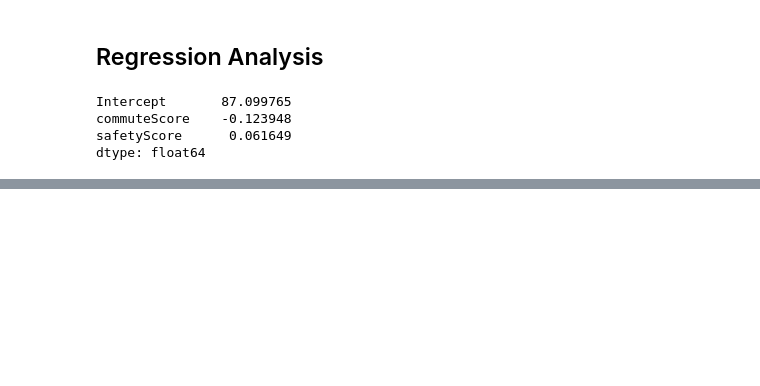
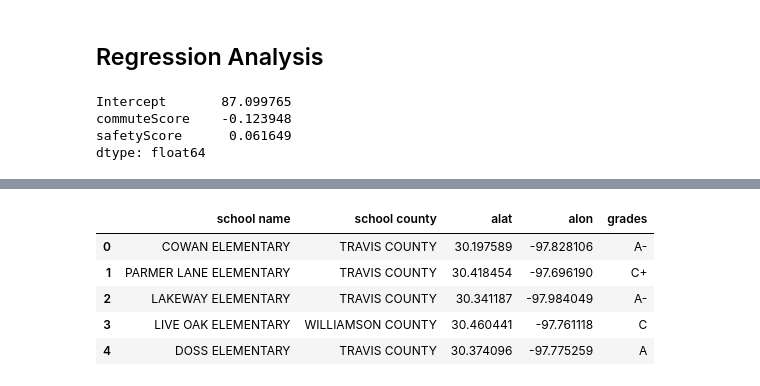
Before and after one commit to vlarie/EPIC_team5, a Jupyter notebook: EPICanalysis.ipynb, the cells around one changed output, grey strips where cells are left out. Drawn from its saved outputs; the diff is of its cells as text; code cells hidden in the pictures; blank space fills up the shorter version.

```diff
--- a/EPICanalysis.ipynb
+++ b/EPICanalysis.ipynb
@@ -303,0 +325,30 @@ dtype: float64
+# %%
+# Add school rankings grade to file with school locations
+
+# Set up arrays for new data
+gradesList = []
+
+
+#
+for i in range(0, len(schoolLocations_df)):
+    co =  schoolLocations_df.iloc[i]['school county']
+    school =  schoolLocations_df.iloc[i]['school name']
+
+
+    schools_df = schoolRankings_df.loc[schoolRankings_df['Campus'] == school, ['County', 'C@R Grade']]
+    grade_df = schools_df.loc[schools_df['County'] == co, ['C@R Grade']]
+    if not(grade_df.empty):
+        gradesList.append(grade_df.iloc[-1]['C@R Grade'])
+    else:
+        gradesList.append(0)
+
+schoolLocations_df["grades"] = gradesList
+
+schoolLocations_df.head()
+# %% [output]
+|  | school name | school county | alat | alon | grades |
+| 0 | COWAN ELEMENTARY | TRAVIS COUNTY | 30.197589 | -97.828106 | A- |
+| 1 | PARMER LANE ELEMENTARY | TRAVIS COUNTY | 30.418454 | -97.696190 | C+ |
+| 2 | LAKEWAY ELEMENTARY | TRAVIS COUNTY | 30.341187 | -97.984049 | A- |
+| 3 | LIVE OAK ELEMENTARY | WILLIAMSON COUNTY | 30.460441 | -97.761118 | C |
+| 4 | DOSS ELEMENTARY | TRAVIS COUNTY | 30.374096 | -97.775259 | A |
```
Also changed, not shown: parts of 18 cells of this notebook, 11 other files.
